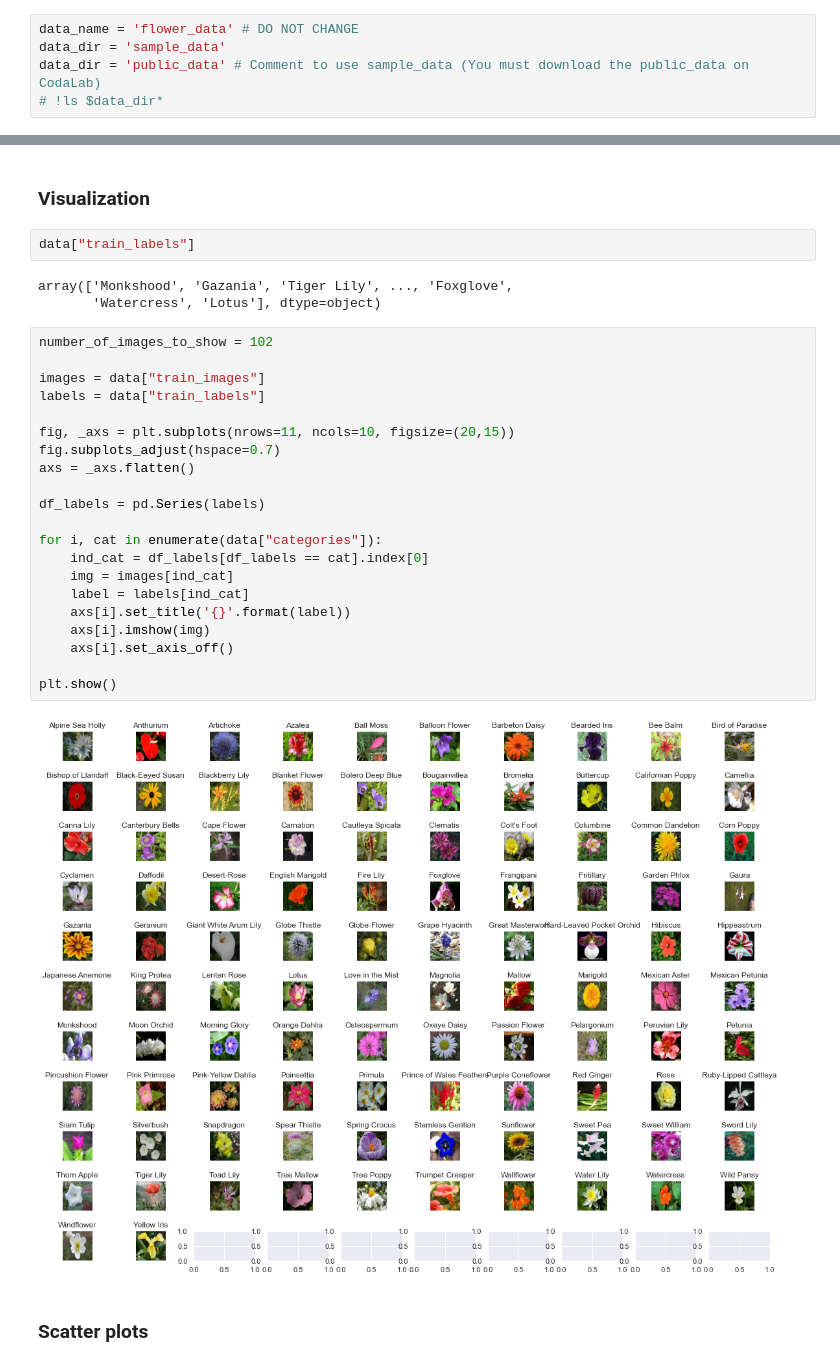
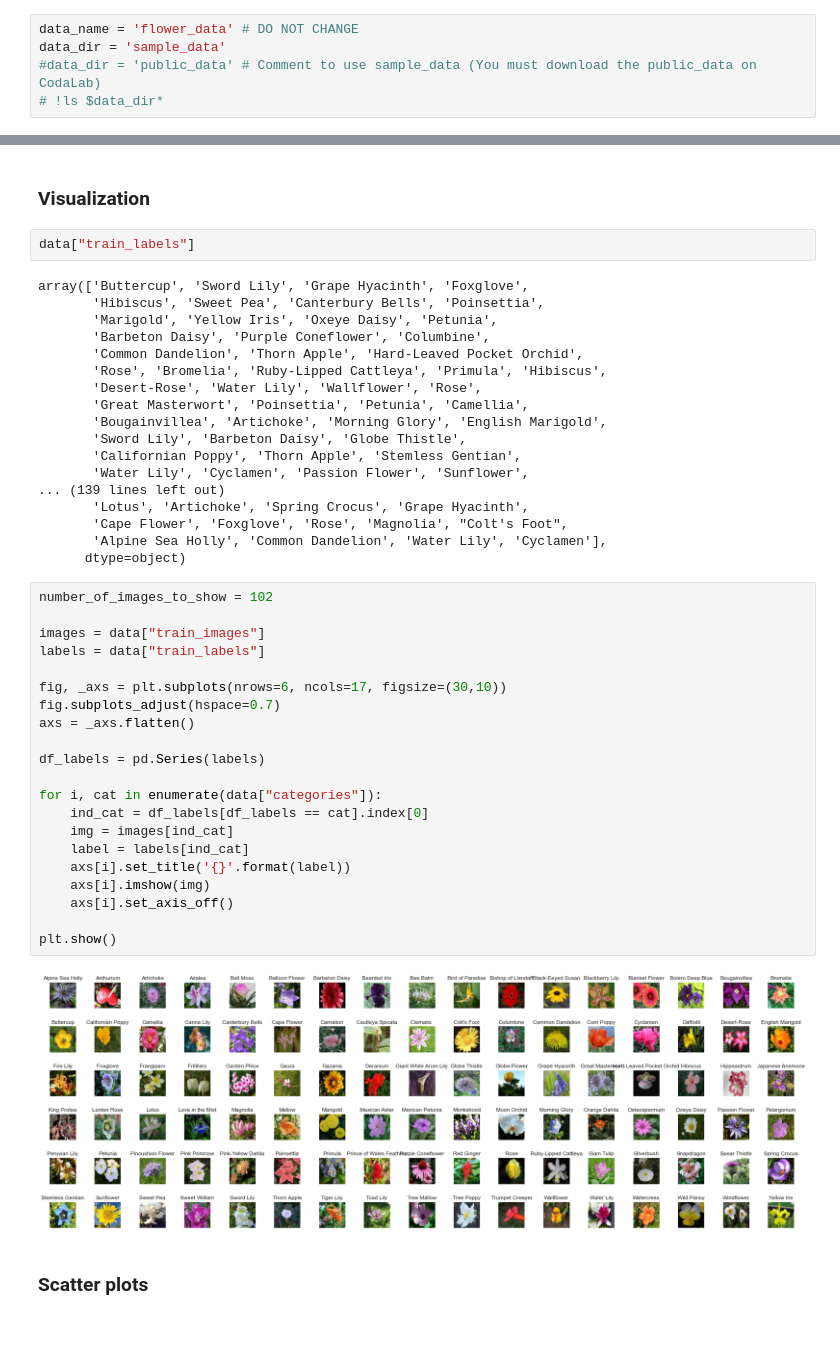
Before and after one commit to ElsaLopez133/PACHAMAMA, a Jupyter notebook: starting_kit/README.ipynb, the cells around one changed output, grey strips where cells are left out. Cells and saved outputs as stored; diff of their text form; blank space fills up the shorter version.

```diff
--- a/starting_kit/README.ipynb
+++ b/starting_kit/README.ipynb
@@ -85,7 +93,7 @@ The data used for this challenge has images resized into 128x128 pixels.
 # %%
 data_name = 'flower_data' # DO NOT CHANGE
 data_dir = 'sample_data'
-data_dir = 'public_data' # Comment to use sample_data (You must download the public_data on CodaLab)
+#data_dir = 'public_data' # Comment to use sample_data (You must download the public_data on CodaLab)
 # !ls $data_dir*
 # %% [markdown]
 ### Load Data
@@ -167,31 +174,46 @@ plt.title("Distribution of Classes");
 # %%
 data["train_labels"]
 # %% [output]
-array(['Monkshood', 'Gazania', 'Tiger Lily', ..., 'Foxglove',
-       'Watercress', 'Lotus'], dtype=object)
+array(['Buttercup', 'Sword Lily', 'Grape Hyacinth', 'Foxglove',
+       'Hibiscus', 'Sweet Pea', 'Canterbury Bells', 'Poinsettia',
+       'Marigold', 'Yellow Iris', 'Oxeye Daisy', 'Petunia',
+       'Barbeton Daisy', 'Purple Coneflower', 'Columbine',
+       'Common Dandelion', 'Thorn Apple', 'Hard-Leaved Pocket Orchid',
+       'Rose', 'Bromelia', 'Ruby-Lipped Cattleya', 'Primula', 'Hibiscus',
+       'Desert-Rose', 'Water Lily', 'Wallflower', 'Rose',
+       'Great Masterwort', 'Poinsettia', 'Petunia', 'Camellia',
+       'Bougainvillea', 'Artichoke', 'Morning Glory', 'English Marigold',
+       'Sword Lily', 'Barbeton Daisy', 'Globe Thistle',
+       'Californian Poppy', 'Thorn Apple', 'Stemless Gentian',
+       'Water Lily', 'Cyclamen', 'Passion Flower', 'Sunflower',
+... (139 lines left out)
+       'Lotus', 'Artichoke', 'Spring Crocus', 'Grape Hyacinth',
+       'Cape Flower', 'Foxglove', 'Rose', 'Magnolia', "Colt's Foot",
+       'Alpine Sea Holly', 'Common Dandelion', 'Water Lily', 'Cyclamen'],
+      dtype=object)
 # %%
 number_of_images_to_show = 102
 
 images = data["train_images"]
 labels = data["train_labels"]
 
-fig, _axs = plt.subplots(nrows=11, ncols=10, figsize=(20,15))
+fig, _axs = plt.subplots(nrows=6, ncols=17, figsize=(30,10))
 fig.subplots_adjust(hspace=0.7)
 axs = _axs.flatten()
 
 df_labels = pd.Series(labels)
 
 for i, cat in enumerate(data["categories"]):
     ind_cat = df_labels[df_labels == cat].index[0]
     img = images[ind_cat]
     label = labels[ind_cat]
     axs[i].set_title('{}'.format(label))
     axs[i].imshow(img)
     axs[i].set_axis_off()
 
 plt.show()
 # %% [output]
-[figure, old version]
+[figure, new version]
 # %% [markdown]
 ### Scatter plots
 # %%
```
Also changed, not shown: parts of 27 cells of this notebook.
